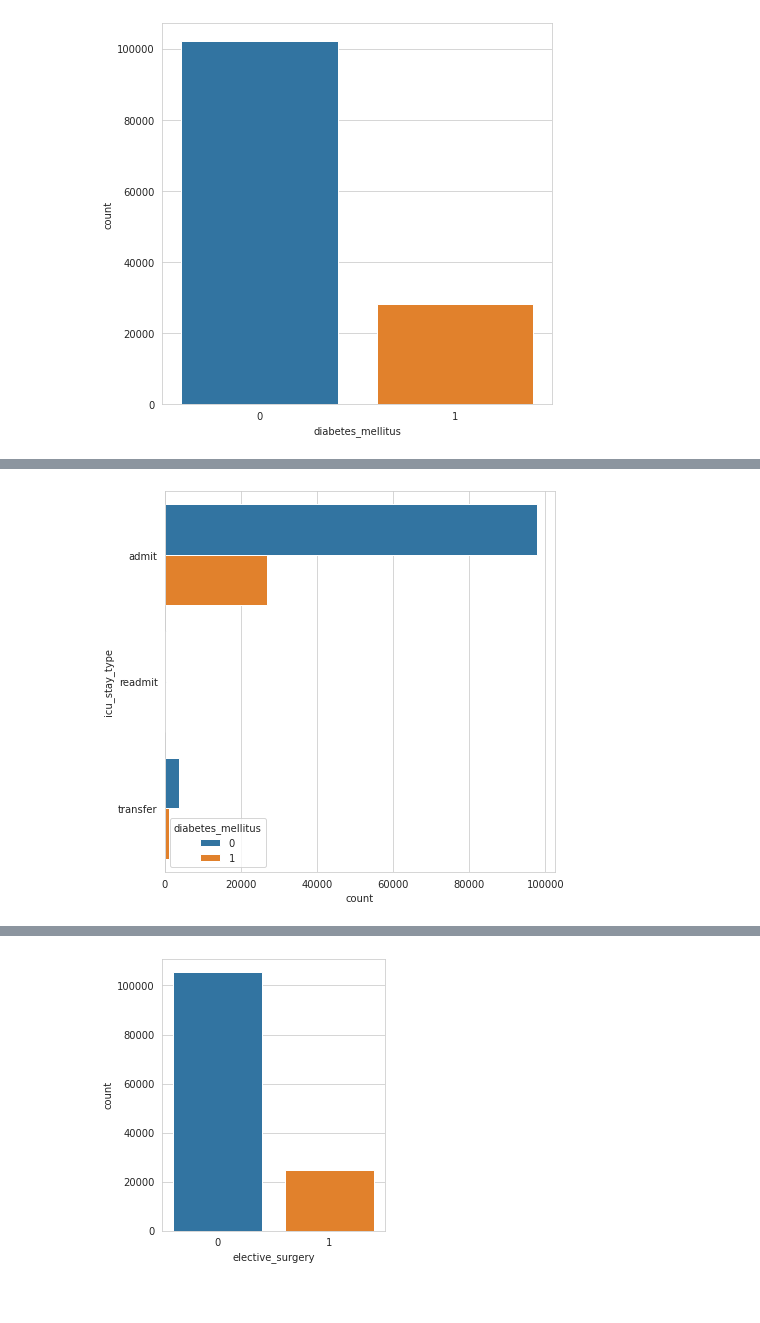
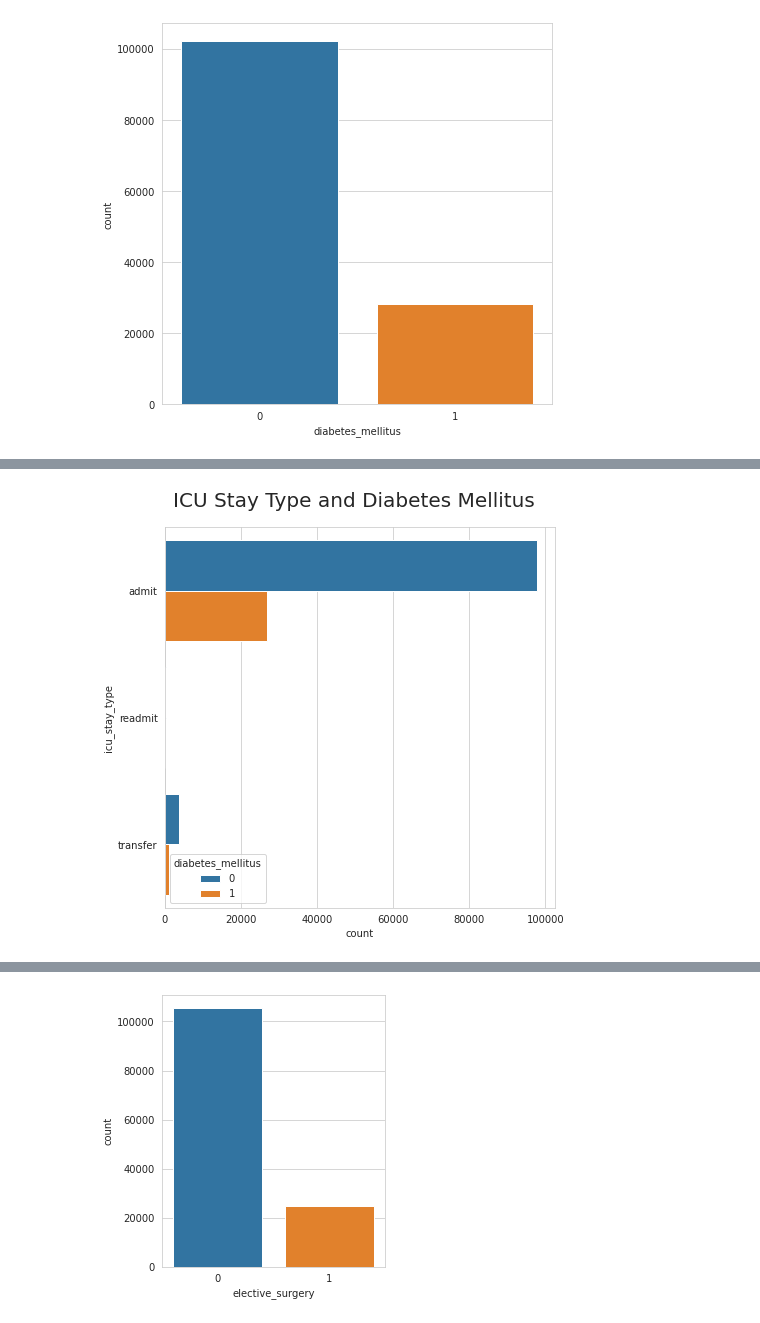
Before and after one commit to bvchand/Diabetes-detection-in-ICU-patients, a Jupyter notebook: diabetes_data_extraction.ipynb, the cells around one changed output, grey strips where cells are left out. Saved outputs shown, nothing was run; the diff lists cells and outputs as text; code cells hidden in the pictures.

```diff
--- a/diabetes_data_extraction.ipynb
+++ b/diabetes_data_extraction.ipynb
@@ -165,6 +167,7 @@ plt.show()
 # %%
 #plot to know the relationship of 'icu_stay_type' with target.
 fig, ax = plt.subplots(figsize=(7,7))
 ax = sns.countplot(y='icu_stay_type',hue='diabetes_mellitus',data=diabetes_train, ax=ax)
+fig.suptitle("ICU Stay Type and Diabetes Mellitus", size = 20, y=0.95);
 # %% [output]
-[figure, old version]
+[figure, new version]
```
Also changed, not shown: parts of 7 cells of this notebook.
